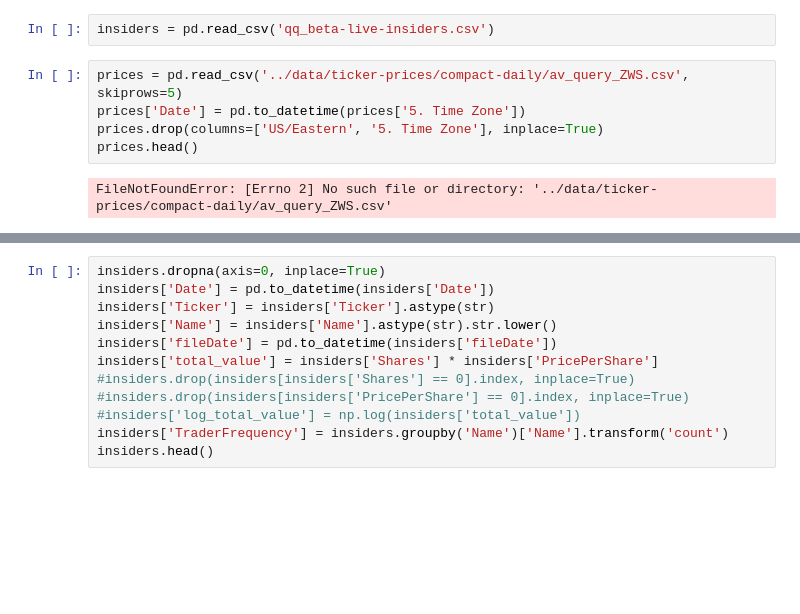
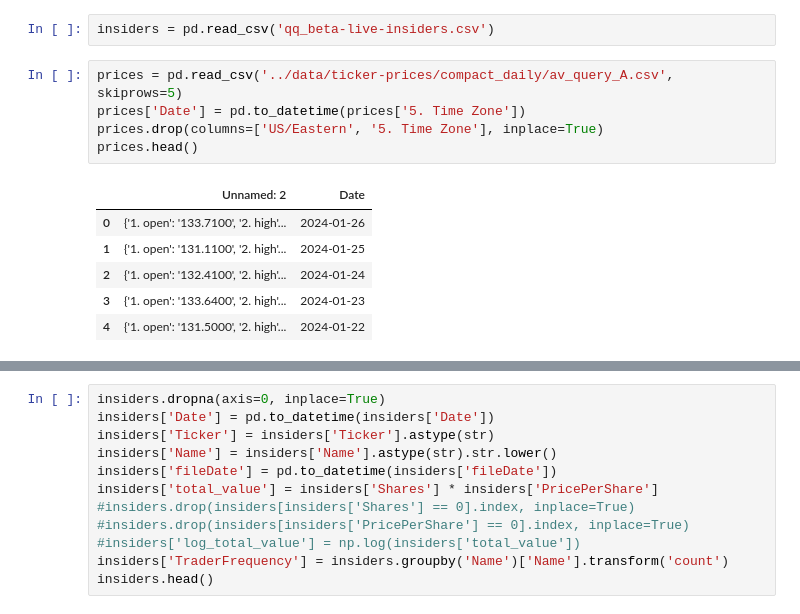
Before and after one commit to xtrabyte-consulting/insider-intel-algo, a Jupyter notebook: notebooks/03_combine_filings_prices.ipynb, the cells around one changed output, grey strips where cells are left out. Drawn from its saved outputs; the diff is of its cells as text; blank space fills up the shorter version.

```diff
--- a/notebooks/03_combine_filings_prices.ipynb
+++ b/notebooks/03_combine_filings_prices.ipynb
@@ -7,12 +7,17 @@ from sklearn.model_selection import train_test_split
 # %%
 insiders = pd.read_csv('qq_beta-live-insiders.csv')
 # %%
-prices = pd.read_csv('../data/ticker-prices/compact-daily/av_query_ZWS.csv', skiprows=5)
+prices = pd.read_csv('../data/ticker-prices/compact_daily/av_query_A.csv', skiprows=5)
 prices['Date'] = pd.to_datetime(prices['5. Time Zone'])
 prices.drop(columns=['US/Eastern', '5. Time Zone'], inplace=True)
 prices.head()
 # %% [output]
-FileNotFoundError: [Errno 2] No such file or directory: '../data/ticker-prices/compact-daily/av_query_ZWS.csv'
+|  | Unnamed: 2 | Date |
+| 0 | {'1. open': '133.7100', '2. high'... | 2024-01-26 |
+| 1 | {'1. open': '131.1100', '2. high'... | 2024-01-25 |
+| 2 | {'1. open': '132.4100', '2. high'... | 2024-01-24 |
+| 3 | {'1. open': '133.6400', '2. high'... | 2024-01-23 |
+| 4 | {'1. open': '131.5000', '2. high'... | 2024-01-22 |
 # %%
 import json
 prices[['Open', 'High', 'Low', 'Close', 'Volume']] = prices['Unnamed: 2'].apply(lambda x: pd.Series({key: float(json.loads(x.replace("'", '"'))[f'{i}. {key.lower()}'].replace(',', '')) for i, key in enumerate(['Open', 'High', 'Low', 'Close', 'Volume'], 1)}))
```
Also changed, not shown: parts of 17 cells of this notebook.
